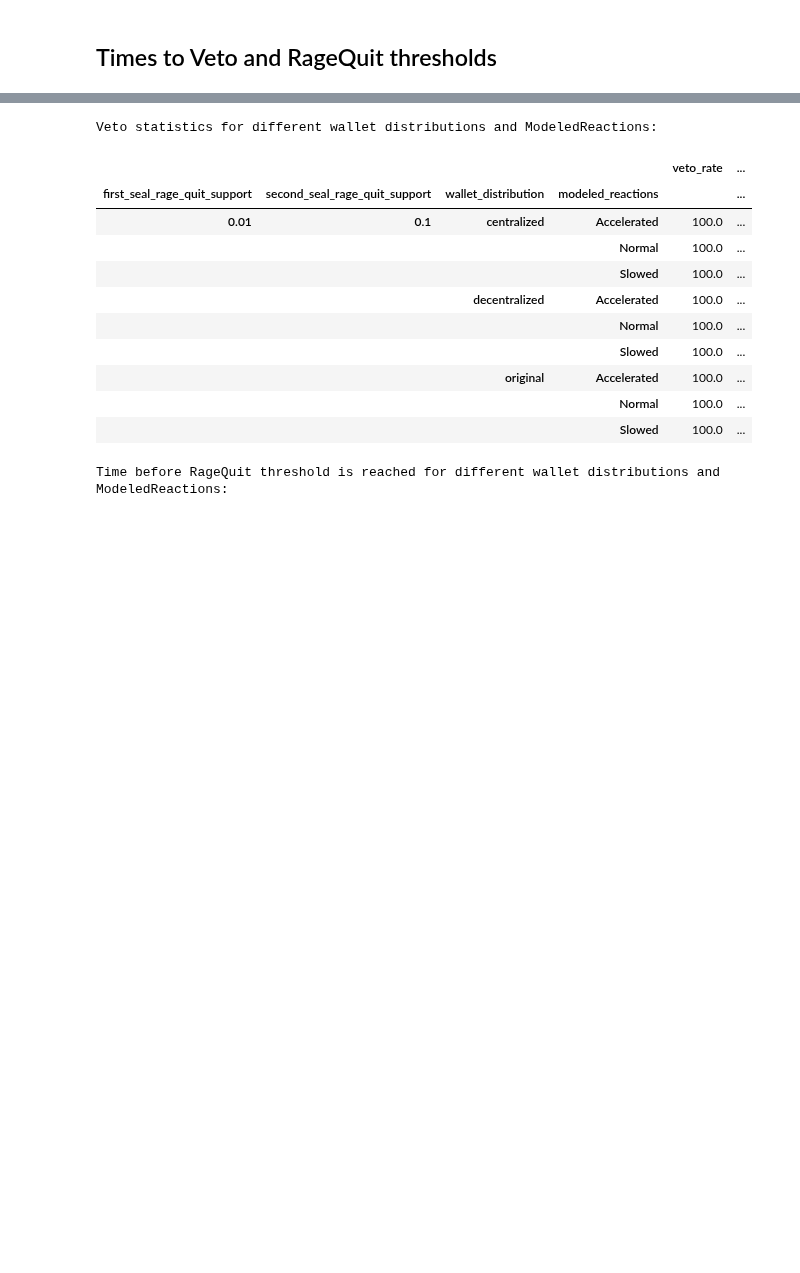
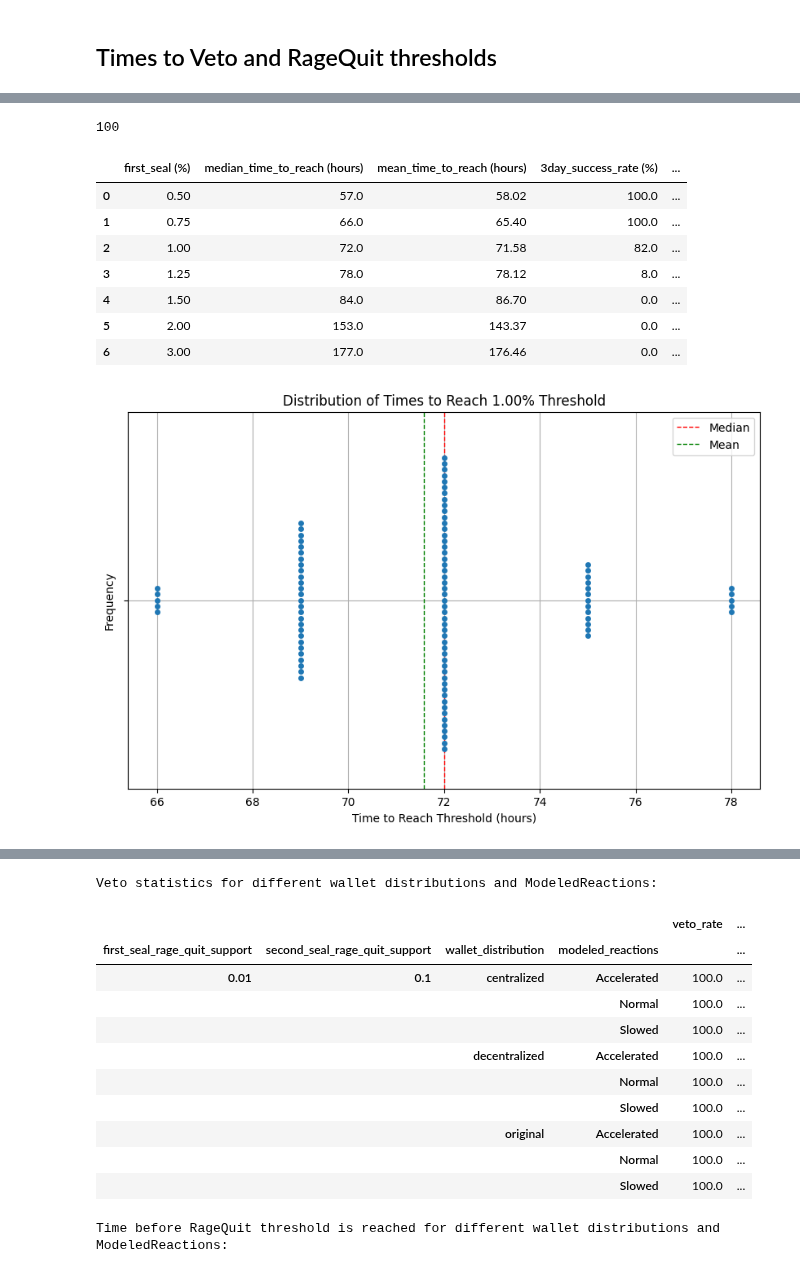
Before and after one commit to collectif-dao/dg-research, a Jupyter notebook: experiments/notebooks/clean_notebook_future_proof.ipynb, the cells around one changed output, grey strips where cells are left out. Drawn from its saved outputs; the diff is of its cells as text; code cells hidden in the pictures; blank space fills up the shorter version.

Commit message:
saving previously untracked data that might be important

```diff
--- a/experiments/notebooks/clean_notebook_future_proof.ipynb
+++ b/experiments/notebooks/clean_notebook_future_proof.ipynb
@@ -270,0 +366,80 @@ start_data_df_full['wallet_distribution'] = start_data_df_full.wallet_csv_name.m
+# %%
+import pandas as pd
+import numpy as np
+import matplotlib.pyplot as plt
+
+def calculate_threshold_statistics(df, thresholds, timestep_amounts):
+    # Initialize a list to store results
+    results = []
+
+    # Iterate over each threshold
+    for threshold in thresholds:
+        # Find the first timestep where the threshold is reached for each run
+        first_reach_times = df[df['actors_total_locked_relative'] >= threshold].groupby('run_id')['timestep'].min()
+
+        # Calculate the median and mean time to reach the threshold
+        median_time = first_reach_times.median()
+        mean_time = first_reach_times.mean()
+
+        # Calculate the proportion of runs reaching the threshold within each timestep amount
+        proportions = {}
+        for timestep_limit in timestep_amounts:
+            proportion = (first_reach_times <= timestep_limit).mean()
+            proportions[f'proportion_reached_{timestep_limit}'] = proportion
+
+        # Append the results for this threshold
+        results.append({
+            'threshold': threshold,
+            'median_time_to_reach': median_time,
+            'mean_time_to_reach': mean_time,
+            **proportions
+        })
+
+    # Convert results to a DataFrame for easy viewing
+    results_df = pd.DataFrame(results)
+    return results_df
+
+# Example usage
+thresholds = [0.005, 0.0075, 0.01, 0.0125, 0.015, 0.02, 0.03]
+timestep_amounts = np.array([3 * 24 / 3, 4 * 24 / 3, 5 * 24 / 3]) + 2  # Example timestep amounts
+timestep_data_df_full_with_params = timestep_data_df_full.merge(start_data_df_full[['run_id', 'first_seal_rage_quit_support', 'second_seal_rage_quit_support', *additional_columns]],
+    on='run_id'
+)
+mask = (timestep_data_df_full_with_params['wallet_distribution'] == 'original') & (timestep_data_df_full_with_params['modeled_reactions'] == 'Normal')
+print(timestep_data_df_full_with_params[mask].run_id.nunique())
+results_df = calculate_threshold_statistics(timestep_data_df_full_with_params[mask], thresholds, timestep_amounts)
+results_df.median_time_to_reach = (results_df.median_time_to_reach - 2) * 3
+results_df.mean_time_to_reach = (results_df.mean_time_to_reach - 2) * 3
+for col in results_df.columns:
+    if 'proportion_reached' in col:
+        results_df[col] *= 100
+results_df.threshold *= 100
+results_df.columns = ['first_seal (%)', 'median_time_to_reach (hours)', 'mean_time_to_reach (hours)', '3day_success_rate (%)', '4day_success_rate (%)', '5day_success_rate (%)']
+display(results_df)
+
+# Visualization of the distribution
+threshold = 0.01
+first_reach_times = timestep_data_df_full_with_params[mask][timestep_data_df_full_with_params['actors_total_locked_relative'] >= threshold].groupby('run_id')['timestep'].min()
+first_reach_times = (first_reach_times - 2) * 3  # Adjusting the time as done in the results
+plt.figure(figsize=(10, 6))
+# plt.hist(first_reach_times, bins=20, alpha=0.7, label=f'Threshold: {threshold*100:.2f}%')
+sns.swarmplot(x=first_reach_times)
+plt.axvline(first_reach_times.median(), color='r', linestyle='dashed', linewidth=1, label='Median')
+plt.axvline(first_reach_times.mean(), color='g', linestyle='dashed', linewidth=1, label='Mean')
+plt.title(f'Distribution of Times to Reach {threshold*100:.2f}% Threshold')
+plt.xlabel('Time to Reach Threshold (hours)')
+plt.ylabel('Frequency')
+plt.legend()
+plt.grid(True)
+plt.show()
+# %% [output]
+100
+|  | first_seal (%) | median_time_to_reach (hours) | mean_time_to_reach (hours) | 3day_success_rate (%) | ... |
+| 0 | 0.50 | 57.0 | 58.02 | 100.0 | ... |
+| 1 | 0.75 | 66.0 | 65.40 | 100.0 | ... |
+| 2 | 1.00 | 72.0 | 71.58 | 82.0 | ... |
+| 3 | 1.25 | 78.0 | 78.12 | 8.0 | ... |
+| 4 | 1.50 | 84.0 | 86.70 | 0.0 | ... |
+| 5 | 2.00 | 153.0 | 143.37 | 0.0 | ... |
+| 6 | 3.00 | 177.0 | 176.46 | 0.0 | ... |
+[figure, added]
```
Also changed, not shown: parts of 3 cells of this notebook, 11 other files.
